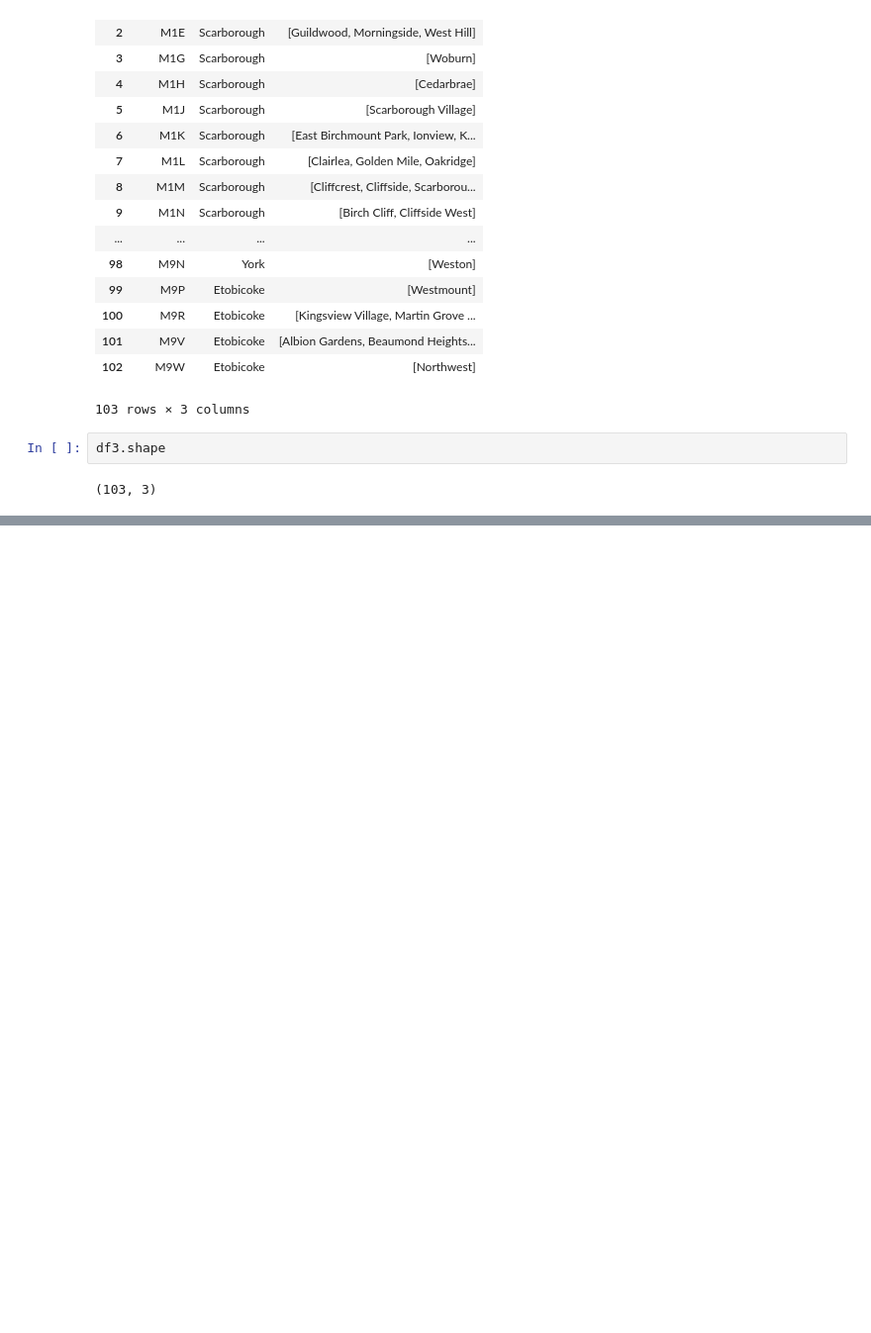
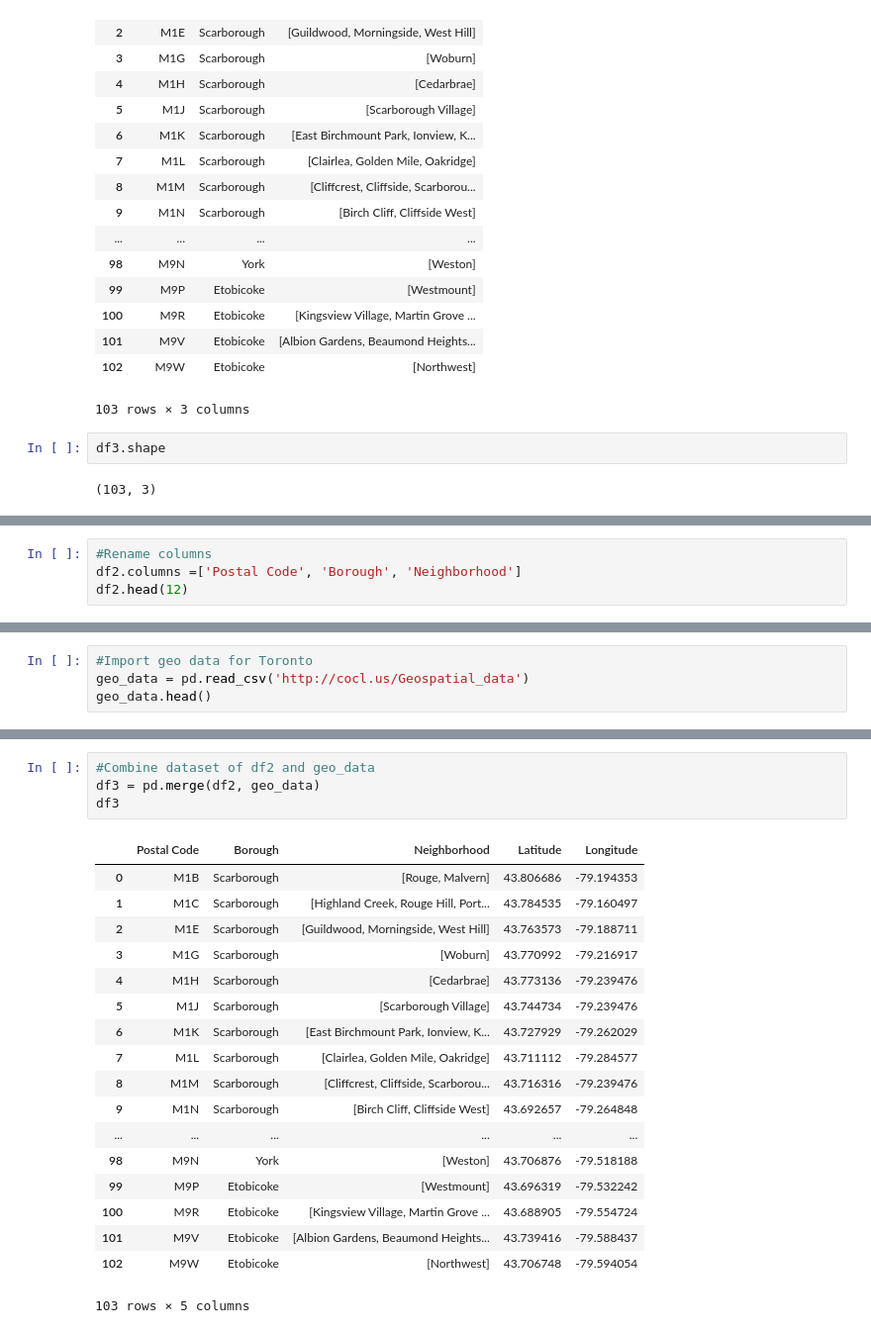
Before and after one commit to ivanephra/Coursera_Capston, a Jupyter notebook: Segmenting and clustering neighborhoods .ipynb, the cells around one changed output, grey strips where cells are left out. Shown: that part at 99% size. Drawn from its saved outputs; the diff is of its cells as text; blank space fills up the shorter version.

```diff
--- a/Segmenting and clustering neighborhoods .ipynb
+++ b/Segmenting and clustering neighborhoods .ipynb
@@ -184,0 +242,4 @@ df3.shape
+# %%
+#Rename columns
+df2.columns =['Postal Code', 'Borough', 'Neighborhood']
+df2.head(12)
@@ -184,0 +260,4 @@ df3.shape
+# %%
+#Import geo data for Toronto
+geo_data = pd.read_csv('http://cocl.us/Geospatial_data')
+geo_data.head()
@@ -184,0 +271,23 @@ df3.shape
+# %%
+#Combine dataset of df2 and geo_data
+df3 = pd.merge(df2, geo_data)
+df3
+# %% [output]
+|  | Postal Code | Borough | Neighborhood | Latitude | Longitude |
+| 0 | M1B | Scarborough | [Rouge, Malvern] | 43.806686 | -79.194353 |
+| 1 | M1C | Scarborough | [Highland Creek, Rouge Hill, Port... | 43.784535 | -79.160497 |
+| 2 | M1E | Scarborough | [Guildwood, Morningside, West Hill] | 43.763573 | -79.188711 |
+| 3 | M1G | Scarborough | [Woburn] | 43.770992 | -79.216917 |
+| 4 | M1H | Scarborough | [Cedarbrae] | 43.773136 | -79.239476 |
+| 5 | M1J | Scarborough | [Scarborough Village] | 43.744734 | -79.239476 |
+| 6 | M1K | Scarborough | [East Birchmount Park, Ionview, K... | 43.727929 | -79.262029 |
+| 7 | M1L | Scarborough | [Clairlea, Golden Mile, Oakridge] | 43.711112 | -79.284577 |
+| 8 | M1M | Scarborough | [Cliffcrest, Cliffside, Scarborou... | 43.716316 | -79.239476 |
+| 9 | M1N | Scarborough | [Birch Cliff, Cliffside West] | 43.692657 | -79.264848 |
+| ... | ... | ... | ... | ... | ... |
+| 98 | M9N | York | [Weston] | 43.706876 | -79.518188 |
+| 99 | M9P | Etobicoke | [Westmount] | 43.696319 | -79.532242 |
+| 100 | M9R | Etobicoke | [Kingsview Village, Martin Grove ... | 43.688905 | -79.554724 |
+| 101 | M9V | Etobicoke | [Albion Gardens, Beaumond Heights... | 43.739416 | -79.588437 |
+| 102 | M9W | Etobicoke | [Northwest] | 43.706748 | -79.594054 |
+103 rows × 5 columns
```
Also changed, not shown: parts of 5 cells of this notebook.
